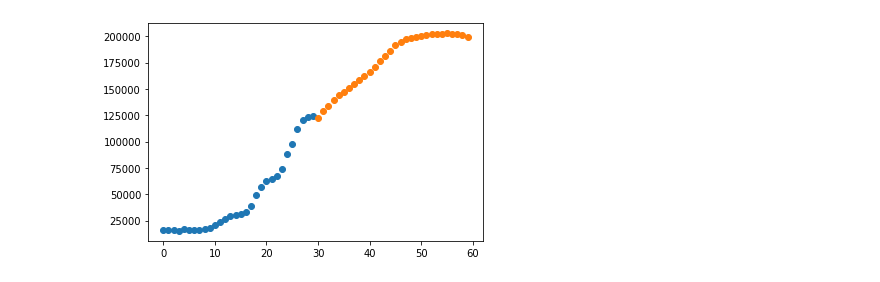
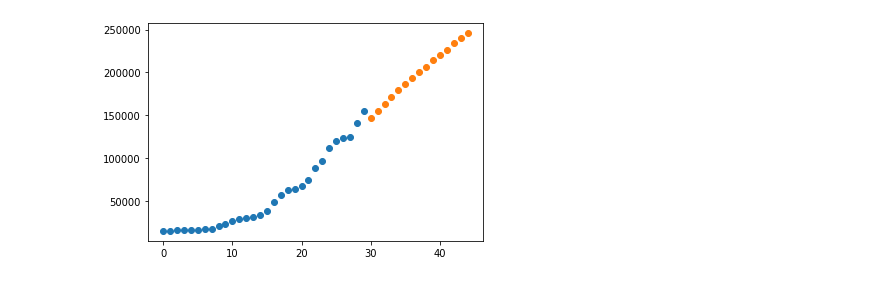
Before and after one commit to akitim/comptech-winter-school-2022_covid19-prediction, a Jupyter notebook: Comptech_val_eng_2.ipynb, the cells around one changed output. Saved outputs shown, nothing was run; the diff lists cells and outputs as text; code cells hidden in the pictures.

```diff
--- a/Comptech_val_eng_2.ipynb
+++ b/Comptech_val_eng_2.ipynb
@@ -64,7 +64,7 @@ def get_columns(country, top_3_countries, num_features):
   return first + second
 
 
-def get_predict(country, lags, need_predict, cases_all, use_filter=True, num_features=30):
+def get_predict_linregr(country, lags, need_predict, cases_all, use_filter=True, num_features=30):
 
   field_name = ("filtered_" if use_filter else "") + "history"
   threshold = date(year=2021, month=1, day=1)
@@ -251,4 +231,5 @@ early = [127297.73641993303, 132600.20483385914, 136619.37434922362, 140836.8073
 cases = get_cases(0)
 lags = get_lags(0)
 # %%
-predict = get_predict("Russia", lags, 30, cases)
+predict = get_predict_linregr("Russia", lags, 15, cases)[0]
+predict.size
@@ -261,7 +238,7 @@ NameError: ignored
 # %%
 a = cases["Russia"]["history"].iloc[-30:]
-plt.scatter(range(0, 30), list(a.values))
-plt.scatter(range(30, 60), list(predict))
+plt.scatter(range(0, 30), a.values)
+plt.scatter(range(30, 30 + predict.size), list(predict))
 plt.show();
 # %% [output]
-[figure, old version]
+[figure, new version]
```
Also changed, not shown: parts of 10 cells of this notebook.
